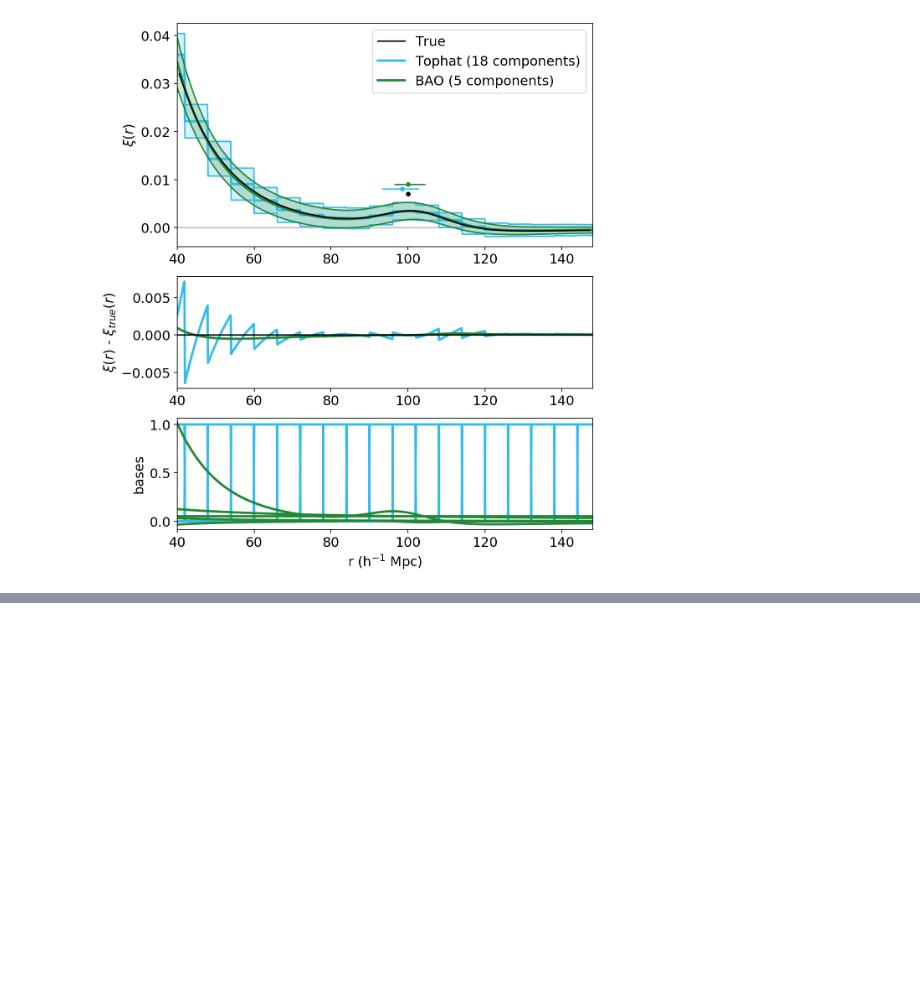
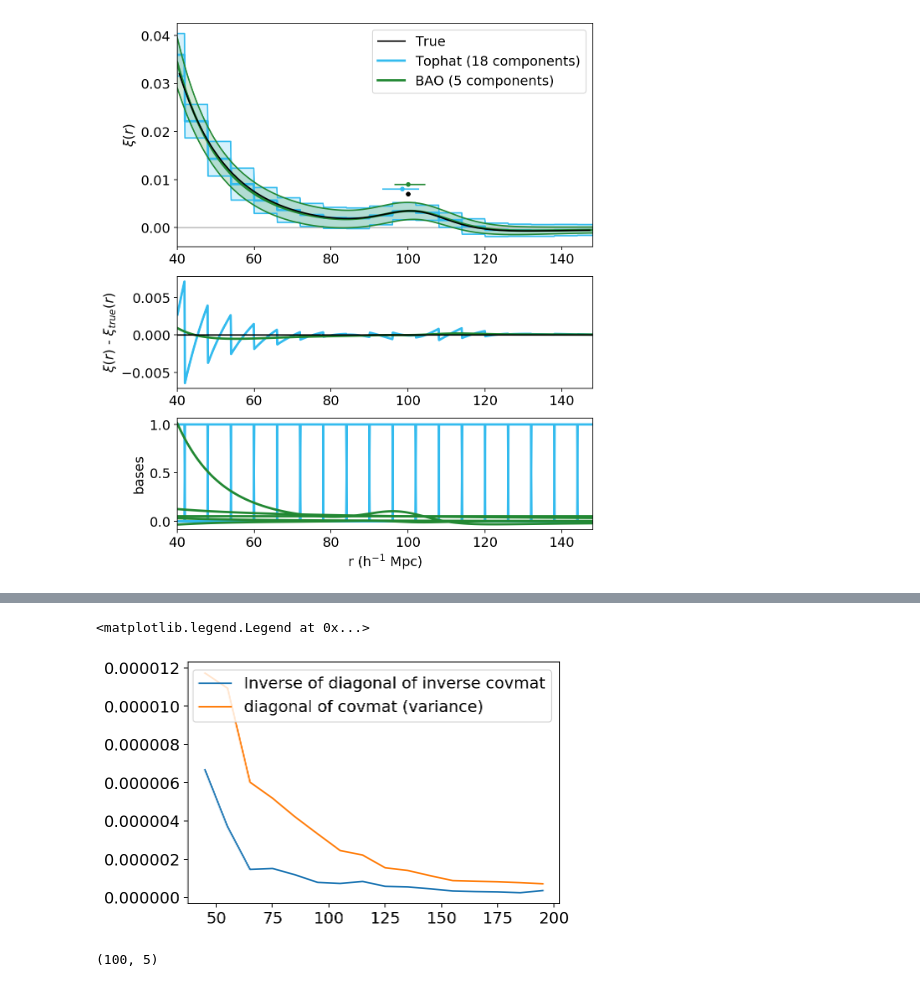
Before and after one commit to kstoreyf/continuous-estimator, a Jupyter notebook: code/plots_2020-08-03.ipynb, the cells around one changed output, grey strips where cells are left out. Cells and saved outputs as stored; diff of their text form; code cells hidden in the pictures; blank space fills up the shorter version.

```diff
--- a/code/plots_2020-08-03.ipynb
+++ b/code/plots_2020-08-03.ipynb
@@ -313,0 +377,16 @@ Number of NaNs: 5 , Bottom edges: 3 , Top edges: 2
+# %%
+var = np.diag(cov)
+invinv = 1./(np.diag(inv))
+plt.plot(rs[0], invinv, label='Inverse of diagonal of inverse covmat')
+plt.plot(rs[0], var, label='diagonal of covmat (variance)')
+plt.legend()
+# %% [output]
+<matplotlib.legend.Legend at 0x...>
+[figure, added]
+# %%
+cat_tag = '_L750_n1e-4'
+cf_tag = '_baoiter_cosmob17'
+rs, xis, amps = load_data(cat_tag, cf_tag, return_amps=True)
+print(np.array(amps).shape)
+# %% [output]
+(100, 5)
```
Also changed, not shown: parts of 13 cells of this notebook, 2 other files.
